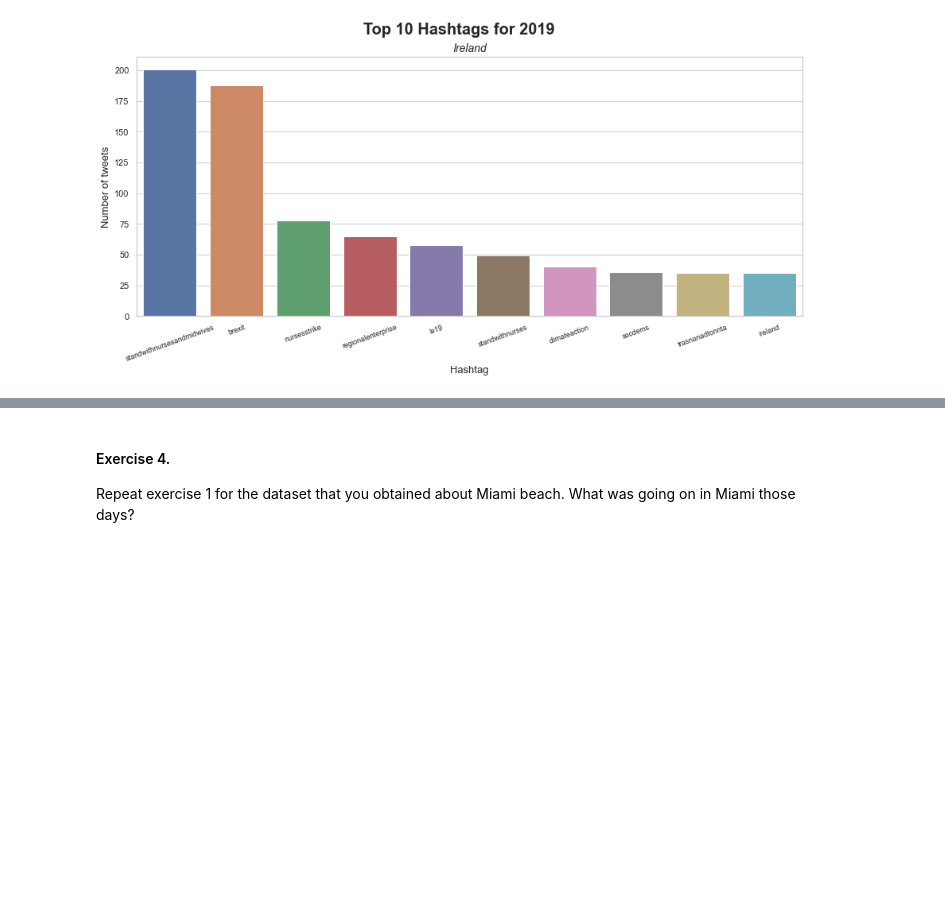
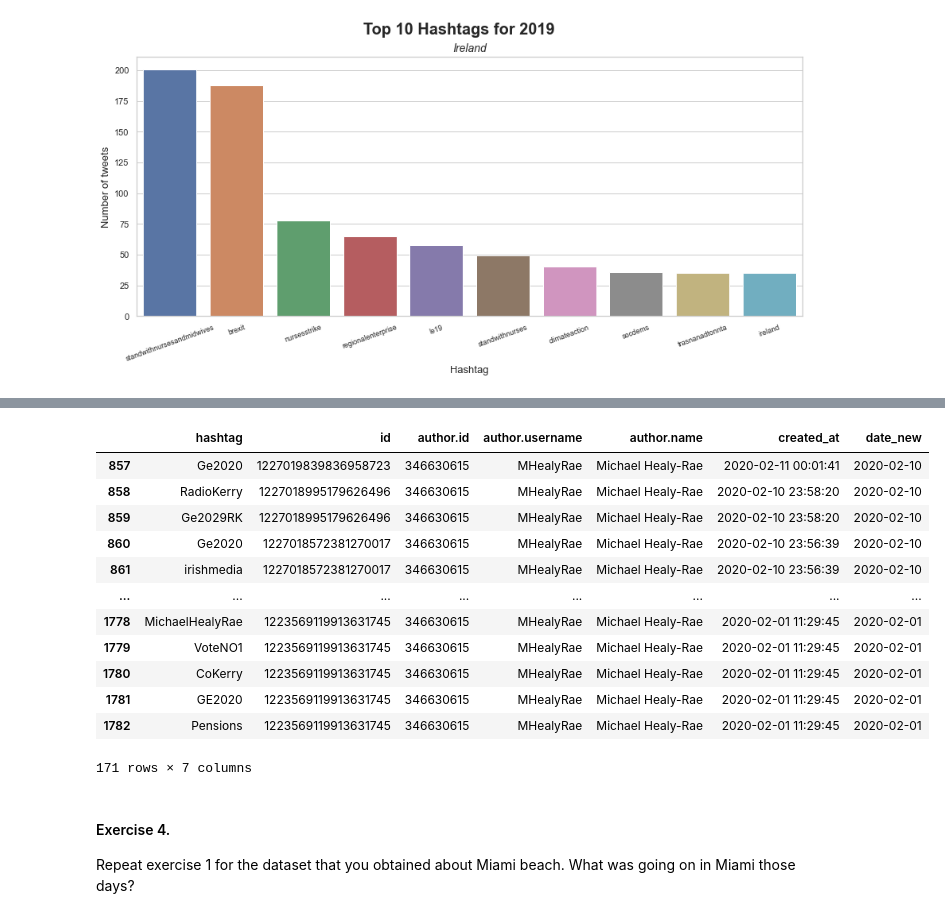
Before and after one commit to andresvBSE/TM-Twitter-PSET2, a Jupyter notebook: PST2.ipynb, the cells around one changed output, grey strips where cells are left out. Cells and saved outputs as stored; diff of their text form; code cells hidden in the pictures; blank space fills up the shorter version.

```diff
--- a/PST2.ipynb
+++ b/PST2.ipynb
@@ -71,0 +80,4 @@ bar_plots("index", "hashtag", top10_19, "Ireland", "Top 10 Hashtags for 2019", "
+# %%
+# We have to consider only self made tweets
+no_retweet_20 = df_20.loc[df_20["retweeted_user_id"].isna()]
+print(no_retweet_20.shape)
@@ -71,0 +86,4 @@ bar_plots("index", "hashtag", top10_19, "Ireland", "Top 10 Hashtags for 2019", "
+# %%
+# Data frame with the hashtags
+a = pd.DataFrame(list(hash_retrieve(no_retweet_20)), columns=['hashtag', 'id'])
+print(a.shape)
@@ -71,0 +92,6 @@ bar_plots("index", "hashtag", top10_19, "Ireland", "Top 10 Hashtags for 2019", "
+# %%
+# Merging to get the hashtags with its respectively usernames
+hashtags_users = pd.merge(a,
+                          no_retweet_20[["id", 'author.id', 'author.username', 'author.name', 'created_at']],
+                          on='id',how='left')
+hashtags_users.head()
@@ -78,3 +196,19 @@ Object `days` not found.
+# %%
+hashtags_users[hashtags_users['author.name'] == "Michael Healy-Rae"]
+# %% [output]
+|  | hashtag | id | author.id | author.username | author.name | created_at | date_new |
+| 857 | Ge2020 | 1227019839836958723 | 346630615 | MHealyRae | Michael Healy-Rae | 2020-02-11 00:01:41 | 2020-02-10 |
+| 858 | RadioKerry | 1227018995179626496 | 346630615 | MHealyRae | Michael Healy-Rae | 2020-02-10 23:58:20 | 2020-02-10 |
+| 859 | Ge2029RK | 1227018995179626496 | 346630615 | MHealyRae | Michael Healy-Rae | 2020-02-10 23:58:20 | 2020-02-10 |
+| 860 | Ge2020 | 1227018572381270017 | 346630615 | MHealyRae | Michael Healy-Rae | 2020-02-10 23:56:39 | 2020-02-10 |
+| 861 | irishmedia | 1227018572381270017 | 346630615 | MHealyRae | Michael Healy-Rae | 2020-02-10 23:56:39 | 2020-02-10 |
+| ... | ... | ... | ... | ... | ... | ... | ... |
+| 1778 | MichaelHealyRae | 1223569119913631745 | 346630615 | MHealyRae | Michael Healy-Rae | 2020-02-01 11:29:45 | 2020-02-01 |
+| 1779 | VoteNO1 | 1223569119913631745 | 346630615 | MHealyRae | Michael Healy-Rae | 2020-02-01 11:29:45 | 2020-02-01 |
+| 1780 | CoKerry | 1223569119913631745 | 346630615 | MHealyRae | Michael Healy-Rae | 2020-02-01 11:29:45 | 2020-02-01 |
+| 1781 | GE2020 | 1223569119913631745 | 346630615 | MHealyRae | Michael Healy-Rae | 2020-02-01 11:29:45 | 2020-02-01 |
+| 1782 | Pensions | 1223569119913631745 | 346630615 | MHealyRae | Michael Healy-Rae | 2020-02-01 11:29:45 | 2020-02-01 |
+171 rows × 7 columns
 # %% [markdown]
 #### Exercise 4.
 Repeat exercise 1 for the dataset that you obtained about Miami beach. What was going on in Miami those days?
```
Also changed, not shown: parts of 14 cells of this notebook, 1 other file.
